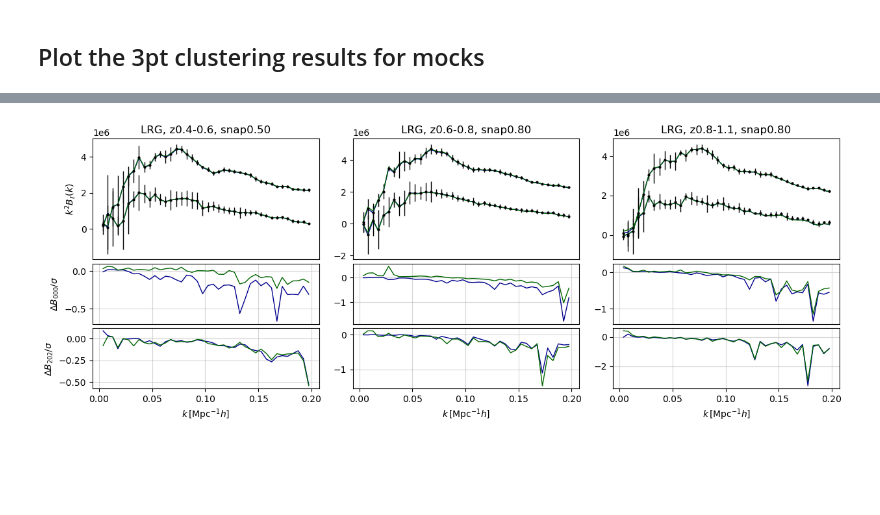
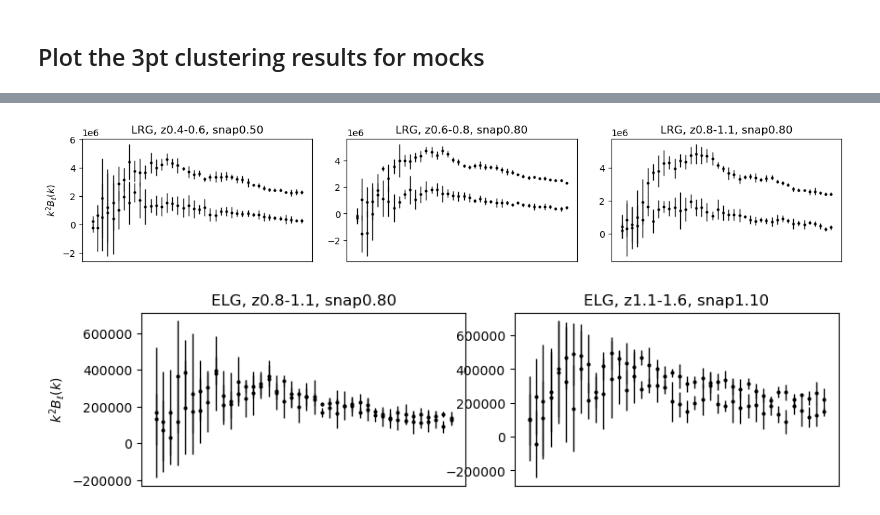
Before and after one commit to ShengyuHE/desi_y3_redshift_errors, a Jupyter notebook: main/clustering/notebooks/plot_3pt.ipynb, the cells around one changed output, grey strips where cells are left out. Saved outputs shown, nothing was run; the diff lists cells and outputs as text; code cells hidden in the pictures; blank space fills up the shorter version.

```diff
--- a/main/clustering/notebooks/plot_3pt.ipynb
+++ b/main/clustering/notebooks/plot_3pt.ipynb
@@ -45,9 +48,8 @@ from collections import defaultdict
 corr = 'mesh3_sugiyama' #mesh3_sugiyama
 domain = 'altmtl'
 version = 'AbacusHF-v2'
-tracers = ['BGS','LRG', 'ELG', 'QSO'][1:2]
-zerrs =  ['False', 'verr_nonparam', 'verr_nonparam_zevol']
-
+tracers = ['BGS','LRG', 'ELG', 'QSO'][1:3]
+zerrs =  ['False', 'verr_nonparam', 'verr_nonparam_zevol'][:1]
 
 ZSNAPS, ZRANGES = GET_REDSHIFT_SET(version, domain)
 lenz = len(ZSNAPS)
@@ -67,7 +69,7 @@ for tracer in tracers:
             s_all = []
             tps_all = defaultdict(list)
             for mock_id in range(25)[:5]:
-                data_arges = {'version':version, 'domain':domain, 'tracer':tracer, 'zsnap': zsnap, 'zrange':zrange, 'mock_id': mock_id, "use_dv": use_dv, "z_evol": z_evol}
+                data_arges = {'version':version, 'domain':domain, 'tracer':tracer, 'zsnap': zsnap, 'zrange':zrange, 'mock_id': mock_id, "use_dv": use_dv, "z_evol": z_evol, "region": 'SGC'}
                 if 'mesh' in corr: data_arges.update(use_jax=True)
                 fn = get_measurement_fn(**data_arges)
                 setup_logging(level = 'warning')
@@ -80,32 +82,33 @@ for tracer in tracers:
             for ell in ells:
                 # plot the mean plots
                 ax = plt.subplot(gs[indz])
                 if zerr == 'False':
                     tps_mean_clean = tps_mean
                     tps_std_clean = tps_std
                     # ax.fill_between(s, s**spow*(tps_mean_fid[ill]-tps_std_fid[ill]),s**spow*(tps_mean_fid[ill]+tps_std_fid[ill]), color=colors[indv], alpha=0.15)
                     ax.errorbar(s, s**spow*tps_mean_clean[ell], yerr=s**spow*tps_std_clean[ell], fmt='o', markersize=2, lw=1, color=colors[indv], label=zerr_labels[zerr] if ell == (0,0,0) else None)
                 else:
                     ax.plot(s, s**spow*tps_mean[ell], color=colors[indv], lw = 1, label=zerr_labels[zerr] if ell == (0,0,0) else None)
                 if indz == 0:
                     ax.set_ylabel(TPS_LABELS[corr]['y'])
                 # ax.legend(loc=2 if corr in ['wplog', 'mpslog'] else 1, fontsize=9)
                 ax.set_title(f'{tracer}, z{zrange[0]:.1f}-{zrange[1]:.1f}, snap{zsnap:.2f}')
                 ax.tick_params(axis="x", which="both", bottom=False, top=False, labelbottom=False)
                 # plot the residual plots
                 if zerr in ['repeat', 'verr_empirical', 'verr_nonparam', 'verr_nonparam_zevol']:
                     if ell == (0,0,0):
                         ax = plt.subplot(gs[indz+lenz])
                         if indz == 0: ax.set_ylabel(TPS_LABELS[corr]['dy0'])
                         ax.tick_params(axis="x", which="both", bottom=False, top=False, labelbottom=False)
                     elif ell == (2,0,2):
                         ax = plt.subplot(gs[indz+lenz*2])
                         ax.set_xlabel(TPS_LABELS[corr]['x'])
                         if indz == 0: ax.set_ylabel(TPS_LABELS[corr]['dy2'])
                     ax.grid(alpha=0.5)
                     err = tps_std_clean
                     ax.plot(s, (tps_mean[ell]-tps_mean_clean[ell])/err[ell], lw=1, color=colors[indv])
                     # ax.plot(s, (tps_mean[ell]/tps_mean_clean[ell]), lw=1, color=colors[indv])
 # %% [output]
-[figure, old version]
+[figure, new version]
+[figure, added]
 # %%
```
Also changed, not shown: parts of 2 cells of this notebook, 6 other files.
